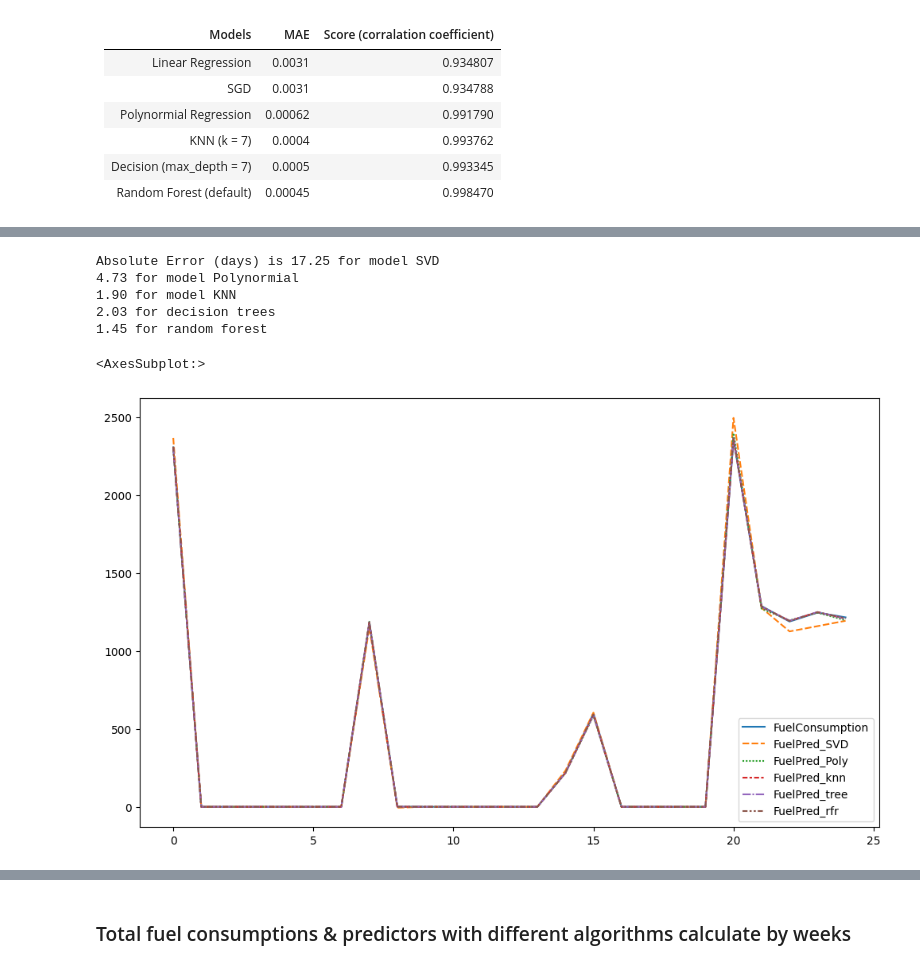
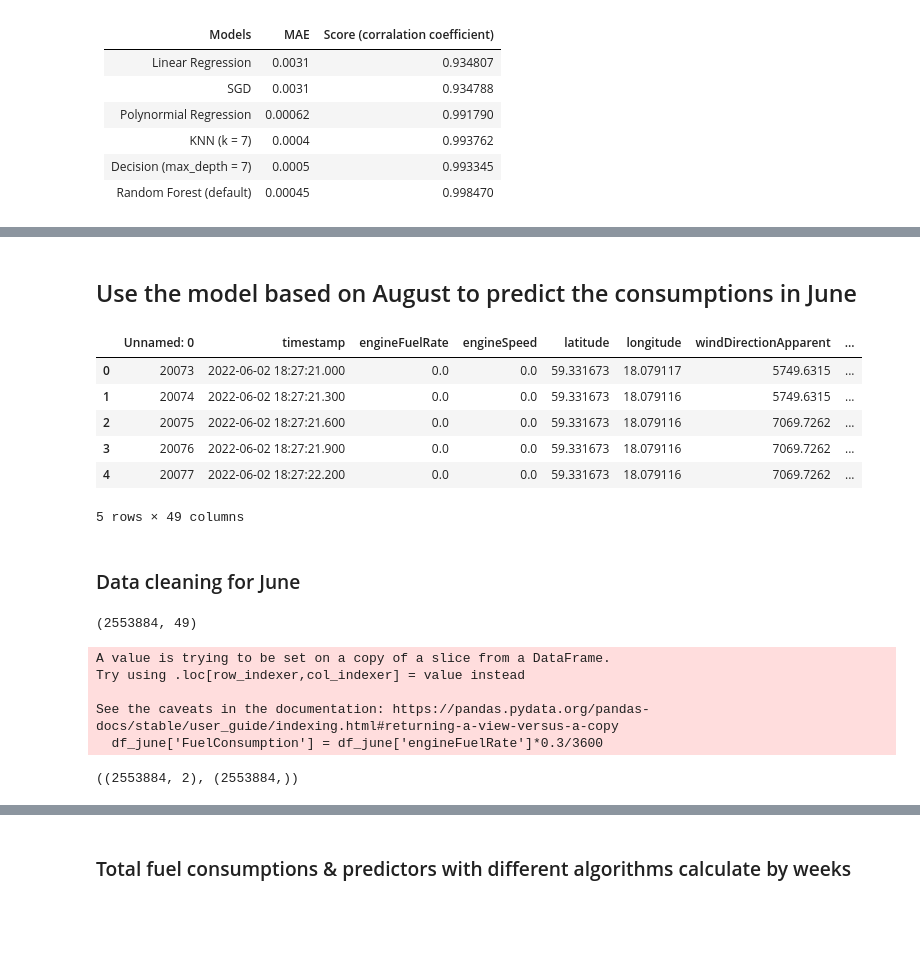
Before and after one commit to cooperhankun/Deep_learning, a Jupyter notebook: project/cetasol_aug/cetasol_agu.ipynb, the cells around one changed output, grey strips where cells are left out. Drawn from its saved outputs; the diff is of its cells as text; code cells hidden in the pictures; blank space fills up the shorter version.

```diff
--- a/project/cetasol_aug/cetasol_agu.ipynb
+++ b/project/cetasol_aug/cetasol_agu.ipynb
@@ -733,24 +593,28 @@ df_days.head()
-# %%
-mae_SVD_days = mean_absolute_error(df_days.FuelConsumption, df_days.FuelPred_SVD)
-mae_Poly_days = mean_absolute_error(df_days.FuelConsumption, df_days.FuelPred_Poly)
-mae_knn_days = mean_absolute_error(df_days.FuelConsumption, df_days.FuelPred_knn)
-mae_tree_days = mean_absolute_error(df_days.FuelConsumption, df_days.FuelPred_tree)
-mae_rfr_days = mean_absolute_error(df_days.FuelConsumption, df_days.FuelPred_rfr)
-
-print(f"Absolute Error (days) is {mae_SVD_days:.2f} for model SVD")
-print(f"{mae_Poly_days:.2f} for model Polynormial")
-print(f"{mae_knn_days:.2f} for model KNN")
-print(f"{mae_tree_days:.2f} for decision trees")
-print(f"{mae_rfr_days:.2f} for random forest")
-# %% [output]
-Absolute Error (days) is 17.25 for model SVD
-4.73 for model Polynormial
-1.90 for model KNN
-2.03 for decision trees
-1.45 for random forest
-# %%
-plt.figure(figsize=(12, 7))
-sns.lineplot(data=df_days)
-# %% [output]
-<AxesSubplot:>
-[figure, removed]
+# %% [markdown]
+## Use the model based on August to predict the consumptions in June
+# %%
+df_june = pd.read_csv(r'C:\Users\Kun\Downloads\cinderella_2022_06_07_08\month_6.csv')
+df_june.head()
+# %% [output]
+|  | Unnamed: 0 | timestamp | engineFuelRate | engineSpeed | latitude | longitude | windDirectionApparent | ... |
+| 0 | 20073 | 2022-06-02 18:27:21.000 | 0.0 | 0.0 | 59.331673 | 18.079117 | 5749.6315 | ... |
+| 1 | 20074 | 2022-06-02 18:27:21.300 | 0.0 | 0.0 | 59.331673 | 18.079116 | 5749.6315 | ... |
+| 2 | 20075 | 2022-06-02 18:27:21.600 | 0.0 | 0.0 | 59.331673 | 18.079116 | 7069.7262 | ... |
+| 3 | 20076 | 2022-06-02 18:27:21.900 | 0.0 | 0.0 | 59.331673 | 18.079116 | 7069.7262 | ... |
+| 4 | 20077 | 2022-06-02 18:27:22.200 | 0.0 | 0.0 | 59.331673 | 18.079116 | 7069.7262 | ... |
+5 rows × 49 columns
+# %% [markdown]
+### Data cleaning for June
+# %%
+df_june = df_june.loc[df_june.engineSpeed > 550]
+df_june.shape
+# %% [output]
+(2553884, 49)
+# %%
+df_june['FuelConsumption'] = df_june['engineFuelRate']*0.3/3600
+# %% [output]
+A value is trying to be set on a copy of a slice from a DataFrame.
+Try using .loc[row_indexer,col_indexer] = value instead
+
+See the caveats in the documentation: https://pandas.pydata.org/pandas-docs/stable/user_guide/indexing.html#returning-a-view-versus-a-copy
+  df_june['FuelConsumption'] = df_june['engineFuelRate']*0.3/3600
@@ -756,0 +623,8 @@ sns.lineplot(data=df_days)
+# %%
+scaler = MinMaxScaler()
+scaler.fit(X_june)
+
+scaled_X_June = scaler.transform(X_june)
+scaled_X_June.shape,  y_June.shape
+# %% [output]
+((2553884, 2), (2553884,))
```
Also changed, not shown: parts of 50 cells of this notebook.
